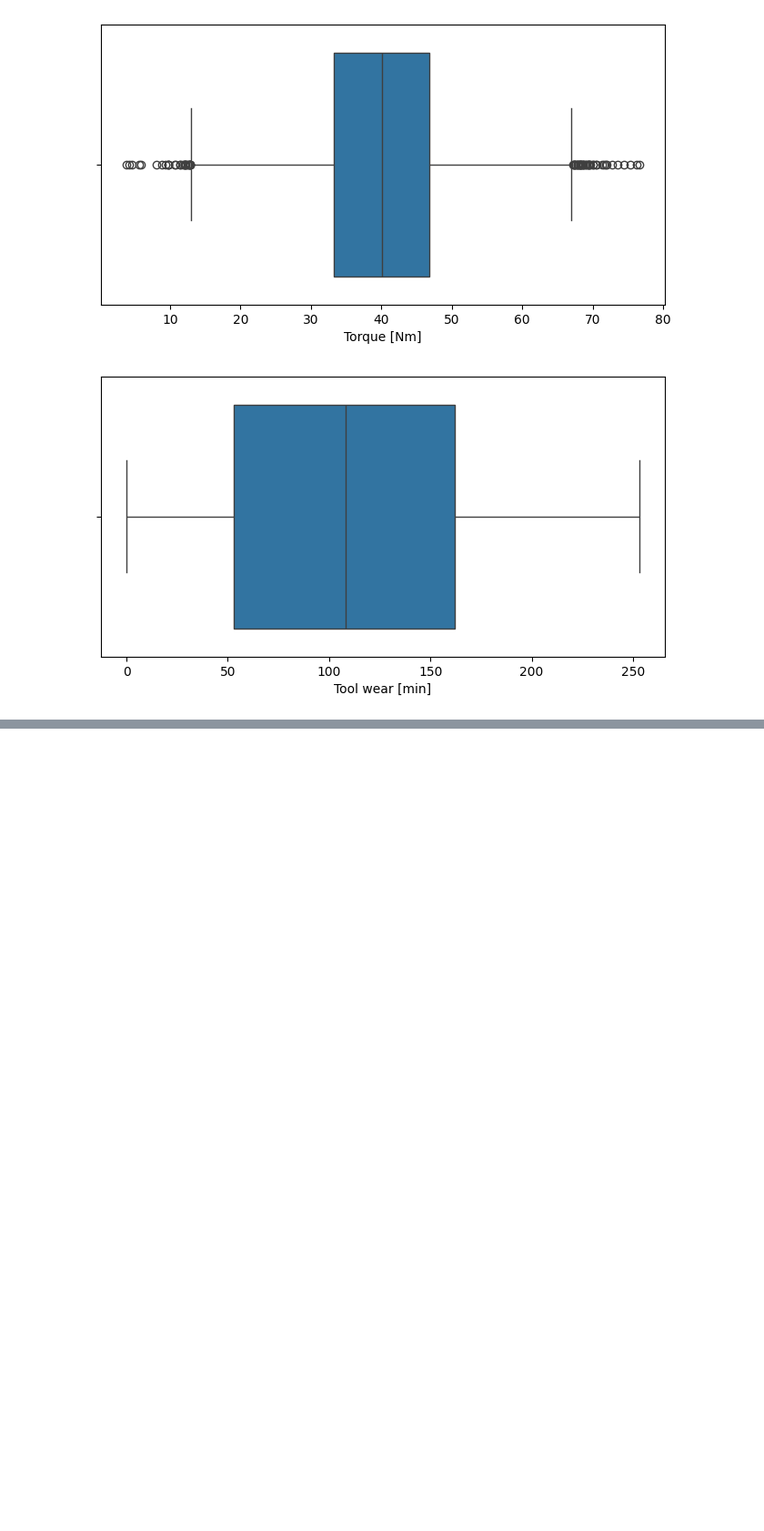
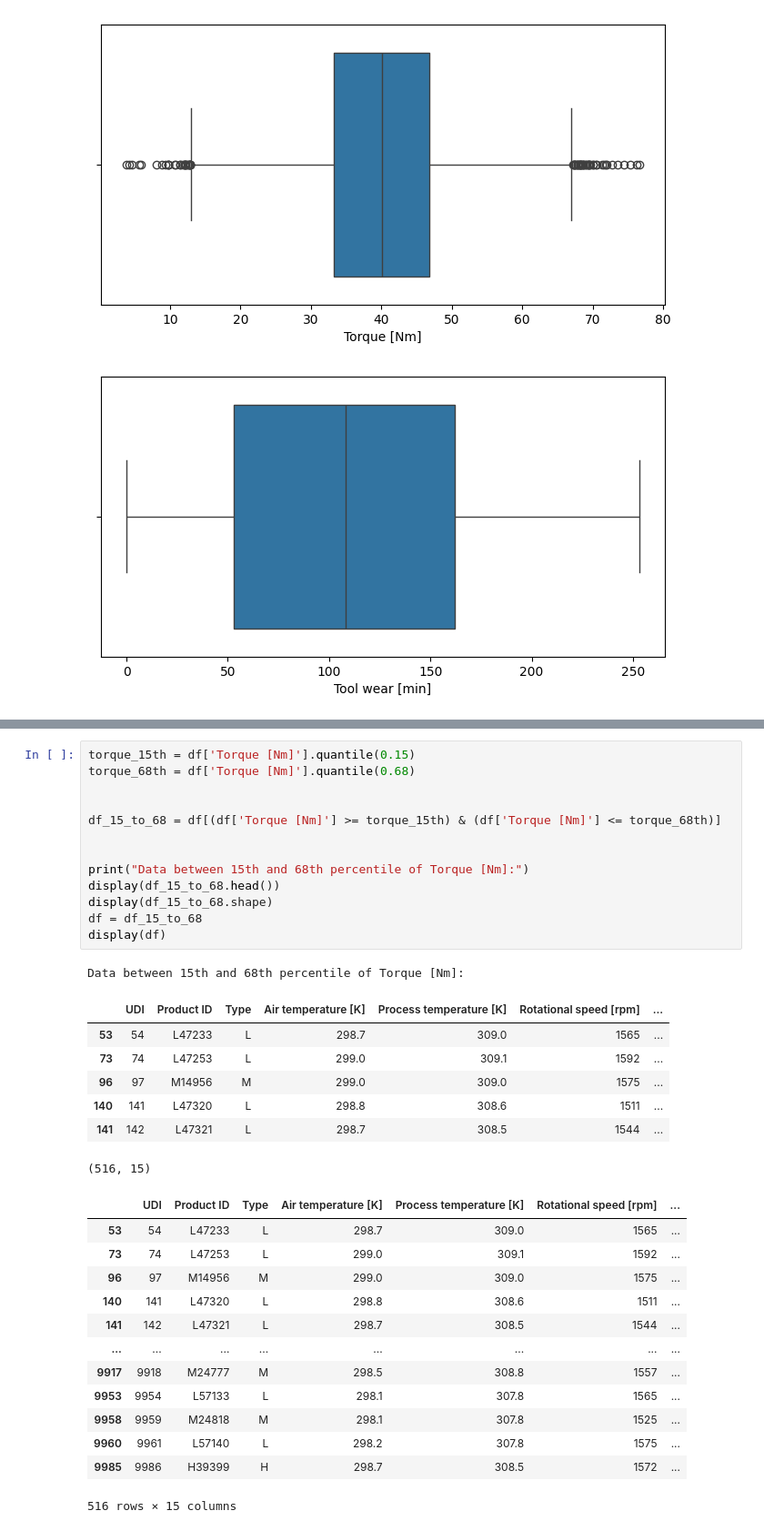
Before and after one commit to Mehdi007bond/Predictive_maintenance_ML, a Jupyter notebook: ML_Predictive_maintenance.ipynb, the cells around one changed output, grey strips where cells are left out. Shown at 91% size. Cells and saved outputs as stored; diff of their text form; blank space fills up the shorter version.

```diff
--- a/ML_Predictive_maintenance.ipynb
+++ b/ML_Predictive_maintenance.ipynb
@@ -177,0 +199,35 @@ for cols in capteur_cols :
+# %%
+torque_15th = df['Torque [Nm]'].quantile(0.15)
+torque_68th = df['Torque [Nm]'].quantile(0.68)
+
+
+df_15_to_68 = df[(df['Torque [Nm]'] >= torque_15th) & (df['Torque [Nm]'] <= torque_68th)]
+
+
+print("Data between 15th and 68th percentile of Torque [Nm]:")
+display(df_15_to_68.head())
+display(df_15_to_68.shape)
+df = df_15_to_68
+display(df)
+# %% [output]
+Data between 15th and 68th percentile of Torque [Nm]:
+|  | UDI | Product ID | Type | Air temperature [K] | Process temperature [K] | Rotational speed [rpm] | ... |
+| 53 | 54 | L47233 | L | 298.7 | 309.0 | 1565 | ... |
+| 73 | 74 | L47253 | L | 299.0 | 309.1 | 1592 | ... |
+| 96 | 97 | M14956 | M | 299.0 | 309.0 | 1575 | ... |
+| 140 | 141 | L47320 | L | 298.8 | 308.6 | 1511 | ... |
+| 141 | 142 | L47321 | L | 298.7 | 308.5 | 1544 | ... |
+(516, 15)
+|  | UDI | Product ID | Type | Air temperature [K] | Process temperature [K] | Rotational speed [rpm] | ... |
+| 53 | 54 | L47233 | L | 298.7 | 309.0 | 1565 | ... |
+| 73 | 74 | L47253 | L | 299.0 | 309.1 | 1592 | ... |
+| 96 | 97 | M14956 | M | 299.0 | 309.0 | 1575 | ... |
+| 140 | 141 | L47320 | L | 298.8 | 308.6 | 1511 | ... |
+| 141 | 142 | L47321 | L | 298.7 | 308.5 | 1544 | ... |
+| ... | ... | ... | ... | ... | ... | ... | ... |
+| 9917 | 9918 | M24777 | M | 298.5 | 308.8 | 1557 | ... |
+| 9953 | 9954 | L57133 | L | 298.1 | 307.8 | 1565 | ... |
+| 9958 | 9959 | M24818 | M | 298.1 | 307.8 | 1525 | ... |
+| 9960 | 9961 | L57140 | L | 298.2 | 307.8 | 1575 | ... |
+| 9985 | 9986 | H39399 | H | 298.7 | 308.5 | 1572 | ... |
+516 rows × 15 columns
```
Also changed, not shown: parts of 4 cells of this notebook.
